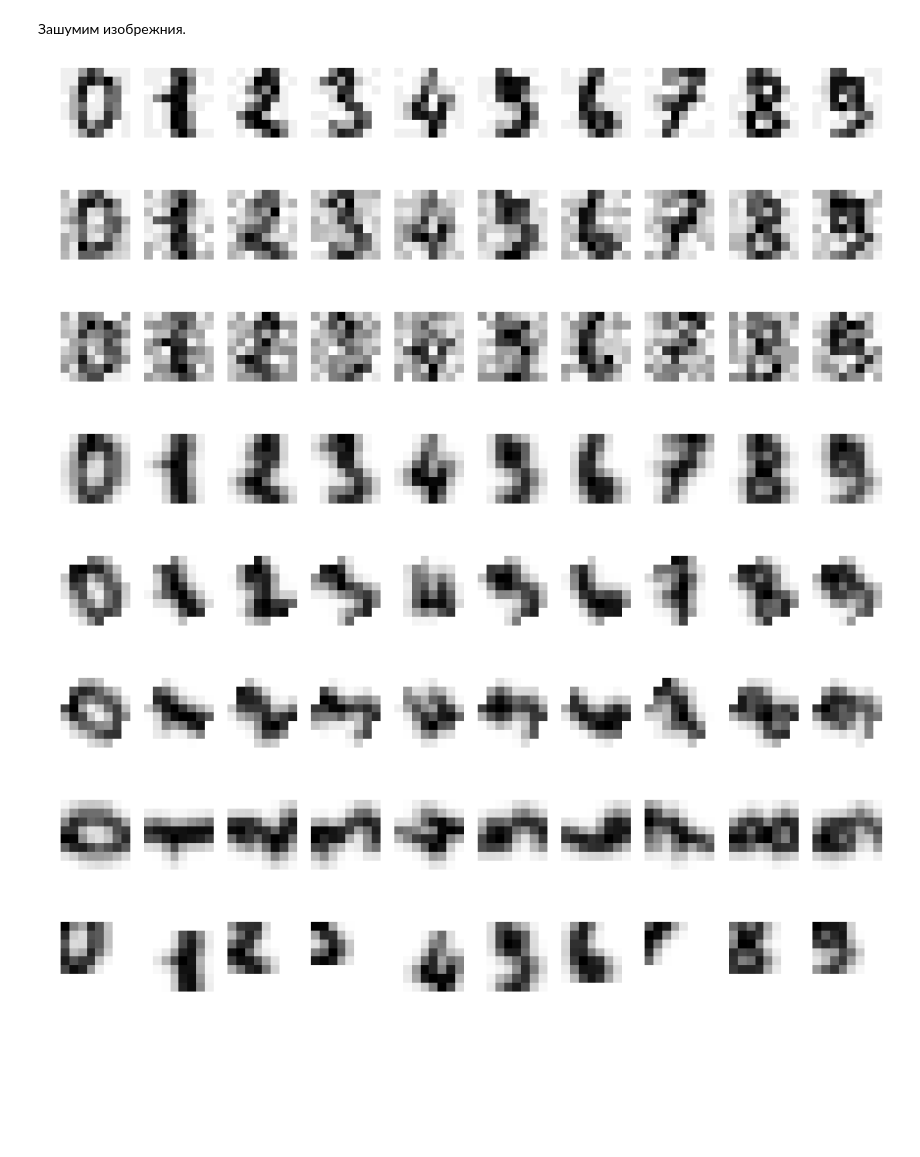
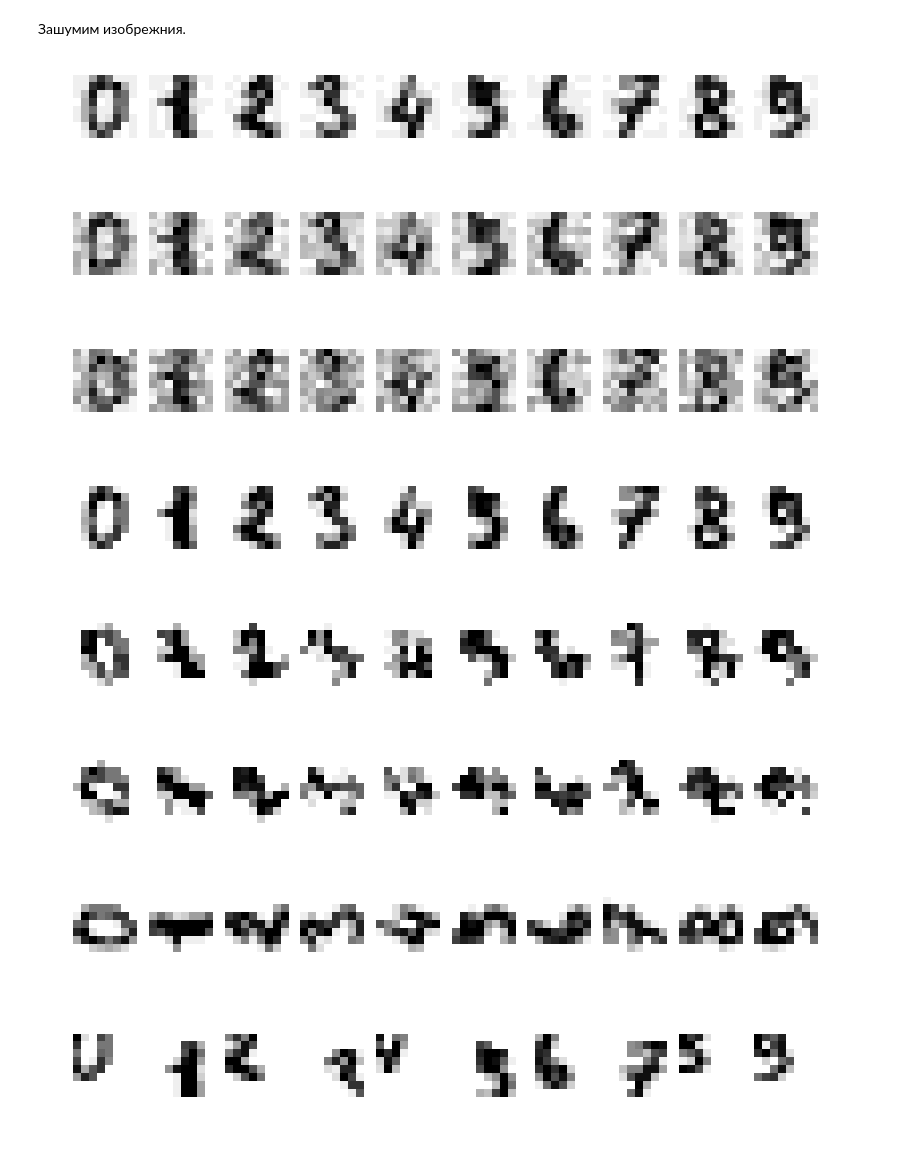
Before and after one commit to vaddya/neural-networks, a Jupyter notebook: lab0/code/lab0.ipynb, the cells around one changed output. Drawn from its saved outputs; the diff is of its cells as text; code cells hidden in the pictures; blank space fills up the shorter version.

```diff
--- a/lab0/code/lab0.ipynb
+++ b/lab0/code/lab0.ipynb
@@ -359,11 +353,11 @@ def fun(x):
     else:
         return np.array([fun(xi) for xi in x])[np.newaxis].T
 # %%
-fig = plt.figure(1, figsize=(8, 8))
+fig = plt.figure(figsize=(5, 5), dpi=120)
 ax = fig.add_subplot(111)
 for i, p in polygons.items():
-    ax.add_patch(PolygonPatch(p, fc=colors[i], alpha=0.8))
-    ax.annotate(i, xy=get_position_for_text(p), size=20)
+    ax.add_patch(PolygonPatch(p, fc=colors[i]))
+    ax.annotate(i, xy=get_position_for_text(p), size=15)
 plt.xlabel('$x_1$')
 plt.ylabel('$x_2$')
 save()
@@ -402,13 +388,3 @@ idx = np.random.binomial(1, k, size=N) == 1 # logical array
 rnd = np.random.randint(1, M, size=sum(idx))[np.newaxis].T
 Y = T.copy()
 Y[idx] = rnd
-# %%
-fig = plt.figure(figsize=(8, 8))
-for i in range(N):
-    x1, x2 = P[i]
-    y = Y[i][0]
-    plt.plot(x1, x2, '.', markersize=10, color=colors[y])
-plt.xlabel('$x_1$')
-plt.ylabel('$x_2$')
-save()
-plt.show()
@@ -648,9 +621,13 @@ draw_series(seq, X1, Y1, X2, Y2, X3, Y3)
 # %% [markdown]
 ### Задание 1
 # %%
-def draw_digit(img):
-    plt.figure(3, figsize=(15, 3))
-    plt.imshow(img, cmap=plt.cm.gray_r)
+digits = load_digits() # 8x8 pictures
+print(digits.data.shape)
+
+fig = plt.figure(figsize=(8, 2), dpi=120)
+for i in range(10):
+    fig.add_subplot(1, 10, i + 1)
+    plt.imshow(digits.images[i], cmap=plt.cm.gray_r)
     plt.axis('off')
-    save()
-    plt.show()
+save()
+plt.show()
@@ -657,11 +636,0 @@ def draw_digit(img):
-# %%
-digits = load_digits() # 8x8 pictures
-print(digits.data.shape)
-
-fig = plt.figure(3, figsize=(15, 3))
-for i in range(10):
-    fig.add_subplot(1, 10, i + 1)
-    plt.imshow(digits.images[i], cmap=plt.cm.gray_r)
-    plt.axis('off')
-save()
-plt.show()
@@ -674,44 +640,44 @@ plt.show()
 Зашумим изобрежния.
 # %%
 for k in np.arange(1, 10, 3):
-    fig = plt.figure(3, figsize=(15, 3))
+    fig = plt.figure(figsize=(8, 2), dpi=120)
     for i in range(10):
         fig.add_subplot(1, 10, i + 1)
         noise = digits.images[i] + np.random.randint(-k, k, size=(8, 8))
         plt.imshow(noise, cmap=plt.cm.gray_r)
         plt.axis('off')
     save()
     plt.show()
 # %% [output]
-[figure, old version]
+[figure, new version]
-[figure, old version]
+[figure, new version]
-[figure, old version]
+[figure, new version]
 # %%
 for alpha in np.linspace(0, 90, 4):
-    fig = plt.figure(3, figsize=(15, 3))
+    fig = plt.figure(figsize=(8, 2), dpi=120)
     for i in range(10):
         fig.add_subplot(1, 10, i + 1)
-        rot = rotate(digits.images[i], alpha, reshape=False, prefilter=False)
+        rot = rotate(digits.images[i], alpha, reshape=False, order=0)
         plt.imshow(rot, cmap=plt.cm.gray_r)
         plt.axis('off')
     save()
     plt.show()
 # %% [output]
-[figure, old version]
+[figure, new version]
-[figure, old version]
+[figure, new version]
-[figure, old version]
+[figure, new version]
-[figure, old version]
+[figure, new version]
 # %%
-fig = plt.figure(3, figsize=(15, 3))
+fig = plt.figure(figsize=(8, 2), dpi=120)
 for i in range(10):
     fig.add_subplot(1, 10, i + 1)
     s = np.random.randint(-3, 3)
-    shifted = shift(digits.images[i], s, prefilter=False)
-    r = np.random.randint(-45, 45)
-    rotated = rotate(shifted, r, reshape=False, prefilter=False)
+    shifted = shift(digits.images[i], s, prefilter=False, order=0)
+    r = np.random.randint(-60, 60)
+    rotated = rotate(shifted, r, reshape=False, prefilter=False, order=0)
     plt.imshow(shifted, cmap=plt.cm.gray_r)
     plt.axis('off')
 save()
 plt.show()
 # %% [output]
-[figure, old version]
+[figure, new version]
```
Also changed, not shown: parts of 30 cells of this notebook.
